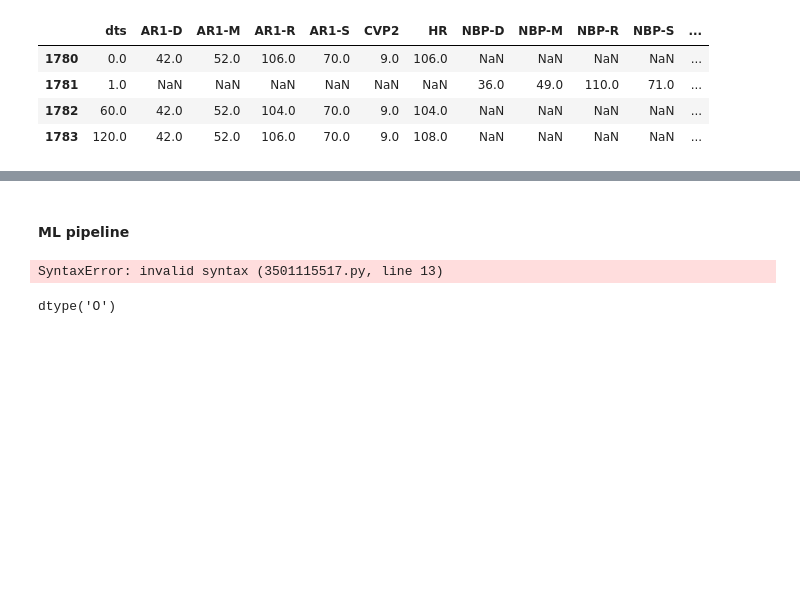
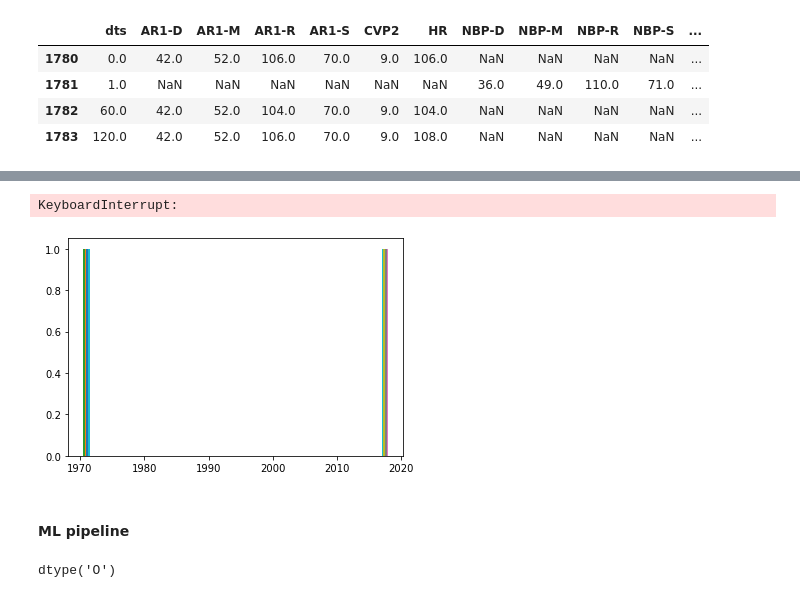
Before and after one commit to fyng/PedAccel, a Jupyter notebook: JHU SAFE/patient_sbs.ipynb, the cells around one changed output, grey strips where cells are left out. Drawn from its saved outputs; the diff is of its cells as text; code cells hidden in the pictures; blank space fills up the shorter version.

Commit message:
ML data pipeline WIP

```diff
--- a/JHU SAFE/patient_sbs.ipynb
+++ b/JHU SAFE/patient_sbs.ipynb
@@ -239,0 +208,19 @@ We will use this ML training
+# %%
+
+fp_hl7m = dir.joinpath('ptsd-phi', 'vitals-hl7m', "003", '1000000003-2016-07-07-0.0166667-1-HL7M.feather')
+fp_tsdb = dir.joinpath('ptsd-phi', 'vitals-tsdb', "106", '1000002106-2019-01-22-1-TSDB.feather')
+fp_gevital = dir.joinpath('ptsd-phi', 'vitals-sb', "672", '1000002672-2020-10-01-1-GEVITAL.feather')
+fp_medibus = dir.joinpath('ptsd-phi', 'vitals-sb', "672", '1000002672-2020-10-01-1-MEDIBUSVITAL.feather')
+
+df = pd.read_feather(fp_hl7m, columns=None, use_threads=True, storage_options=None)
+names_hl7m = df.columns.tolist()
+print("hl7m", names_hl7m)
+df = pd.read_feather(fp_tsdb, columns=None, use_threads=True, storage_options=None)
+names_tsdb = df.columns.tolist()
+print("tsdb", names_tsdb)
+df = pd.read_feather(fp_gevital, columns=None, use_threads=True, storage_options=None)
+names_gevitals = df.columns.tolist()
+print("gevitals", names_gevitals)
+df = pd.read_feather(fp_medibus, columns=None, use_threads=True, storage_options=None)
+names_medibus = df.columns.tolist()
+print("medibus", names_medibus)
@@ -351,58 +338,10 @@ list(patient_multi)
+# %%
+plt.hist(y)
+# %% [output]
+KeyboardInterrupt:
+[figure, added]
 # %% [markdown]
 #### ML pipeline
-# %%
-# scale down to 20 patients
-for p in patients[0:20]:
-
-    files = ptsd_record[ptsd_record['pat_enc_csn_sid'] == p]
-    files['start_time'] = pd.to_datetime(files['start_time'], format='%Y-%m-%d %H:%M:%S')
-    files['end_time'] = pd.to_datetime(files['end_time'], format='%Y-%m-%d %H:%M:%S')
-    files.sort_values('start_time')
-
-    devices = files['device']
-    filename = files['filename'] + '.feather'
-    startime = files['start_time']
-
-    features = np.
-
-    for (d, fn, t0) in zip(devices, filename, startime):
-        # HL7M', 'TSDB', 'GEVITAL', 'MEDIBUSVITAL
-        if (d.endswith('HL7M') or d.endswith('TSDB')):
-            fp_device = 'vitals-' + d.lower()
-        else:
-            fp_device = 'vitals-sb'
-
-        fp_p = str(p)[-3:] # last 3 digit of pat_enc_csn_sid is the subfolder
-        fp = dir.joinpath('ptsd-phi', fp_device, fp_p, fn)
-
-        # TODO: check if file exists
-
-        df = pd.read_feather(fp, columns=None, use_threads=True, storage_options=None)
-        df['delta'] = pd.to_timedelta(df['dts'], unit='s')
-        df['recorded_time'] = df['delta'] + t0
-        size += df.shape[0]
-
-        # df presents time as delta seconds
-        dfs.append(df)
-    patient_multi = pd.concat(dfs, axis=0)
-
-    # add SBS
-    sbs_p = sbs_indiv.get_group(p).sort_values('recorded_time')
-    sbs_p = sbs_p.drop(columns=['osler_sid', 'pat_enc_csn_sid'])
-
-    for i in range(len(sbs_p)):
-        t1 = sbs_p['recorded_time'].iloc[i]
-        t0 = t1 - timedelta(seconds=30*60) # 30 minutes prior
-
-        dat = patient_multi.loc[(patient_multi['recorded_time'] >= t0)
-                        & (patient_multi['recorded_time'] <= t1)]
-        y = sbs_p.iloc[i]
-
-        data_freq.append(len(dat))
-
-# 11+ mins :(
-# %% [output]
-SyntaxError: invalid syntax (3501115517.py, line 13)
 # %%
 import numpy as np
 from sklearn.linear_model import RidgeClassifierCV
```
Also changed, not shown: parts of 17 cells of this notebook.
